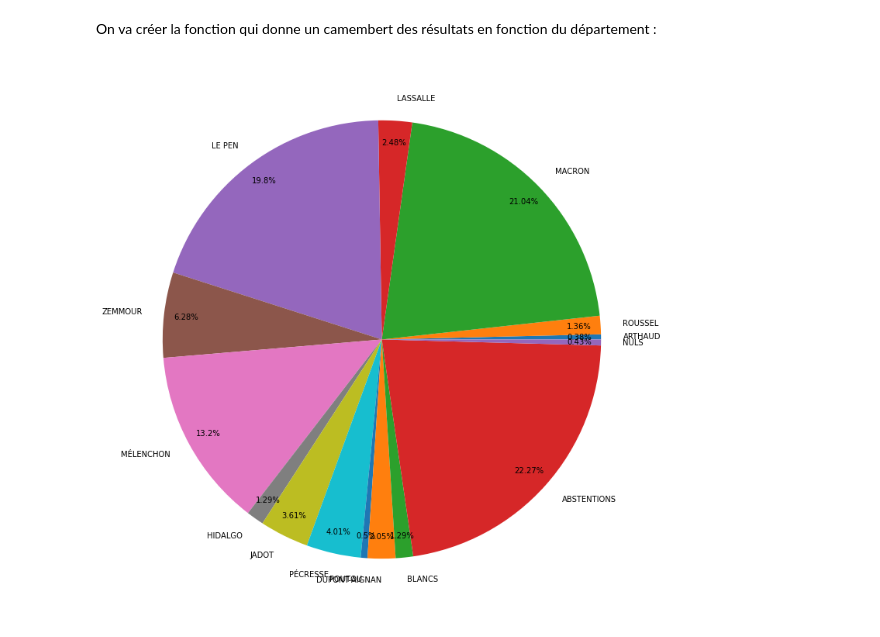
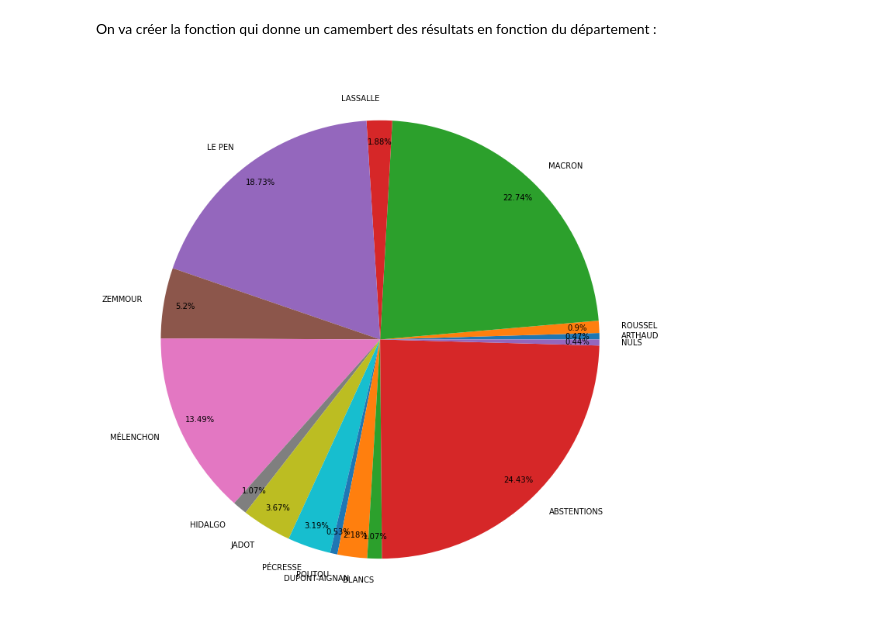
Before and after one commit to BaderEK/AnalyseDeDonnees, a Jupyter notebook: Groupe 2/Groupe 2/rendu.ipynb, the cells around one changed output. Saved outputs shown, nothing was run; the diff lists cells and outputs as text; code cells hidden in the pictures.

```diff
--- a/Groupe 2/Groupe 2/rendu.ipynb
+++ b/Groupe 2/Groupe 2/rendu.ipynb
@@ -127,11 +127,11 @@ def camembertDepObs(depObs):
     plt.rcParams["figure.figsize"] = [13, 13]
     plt.show()
 # %%
-depObs = 'Ain'
+depObs = 'Bas-Rhin'
 
 camembertDepObs(depObs)
 # %% [output]
-[figure, old version]
+[figure, new version]
 # %%
 def dep_prct(tableau, booleen):
       tab = df[['Code du département','Libellé du département', tableau]]
```
Also changed, not shown: parts of 4 cells of this notebook.
